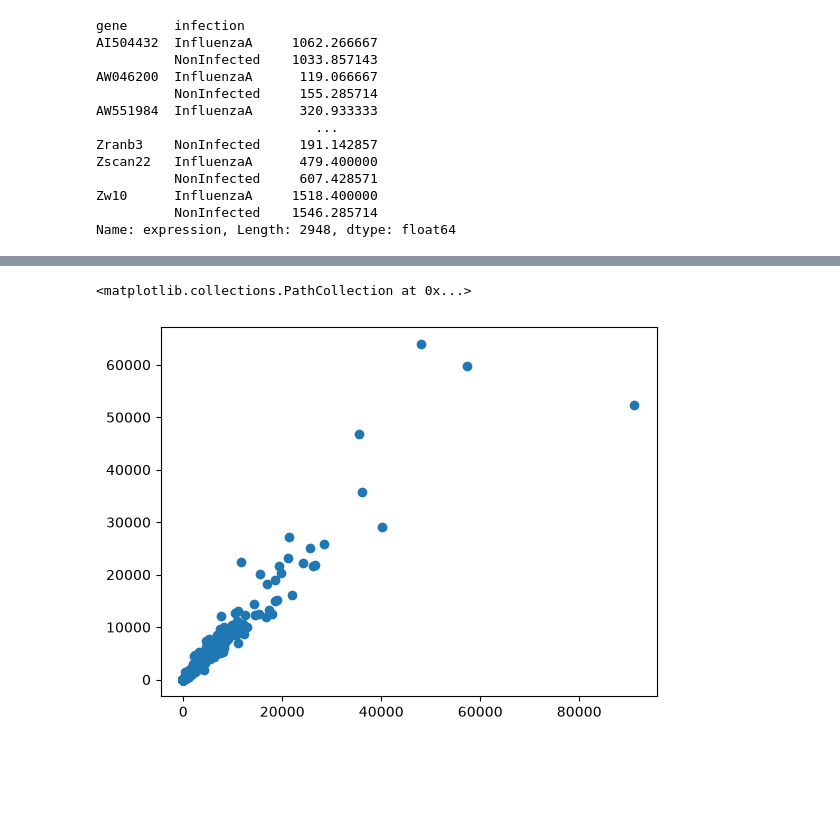
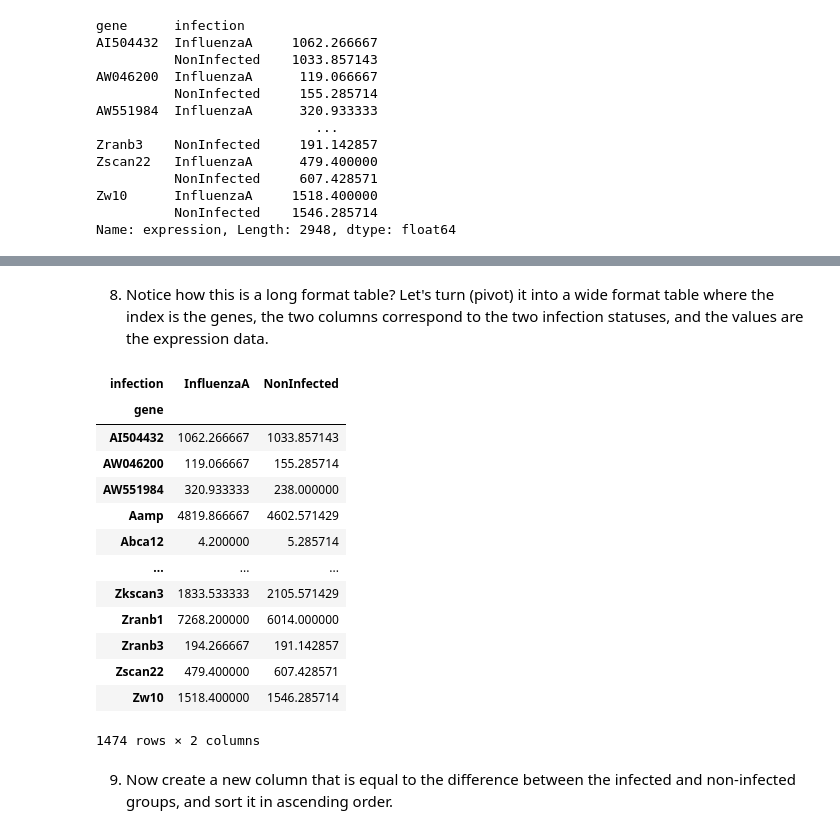
Before and after one commit to RalphEST/HMS-Systems-Immunology-Fall-2026, a Jupyter notebook: session_2/python_bootcamp_2.ipynb, the cells around one changed output, grey strips where cells are left out. Drawn from its saved outputs; the diff is of its cells as text; code cells hidden in the pictures; blank space fills up the shorter version.

```diff
--- a/session2/python_bootcamp_2.ipynb
+++ b/session_2/python_bootcamp_2.ipynb
@@ -2060,5 +2135,22 @@ plt.hist(diff['diff'], bins = 30);
-# %%
-plt.scatter(diff['NonInfected'], diff['InfluenzaA'])
-# %% [output]
-<matplotlib.collections.PathCollection at 0x...>
-[figure, removed]
+# %% [markdown]
+8. Notice how this is a long format table? Let's turn (pivot) it into a wide format table where the index is the genes, the two columns correspond to the two infection statuses, and the values are the expression data.
+# %%
+diff = diff.reset_index().pivot(index = 'gene', columns = 'infection', values = 'expression')
+diff
+# %% [output]
+| infection | InfluenzaA | NonInfected |
+| gene |  |  |
+| AI504432 | 1062.266667 | 1033.857143 |
+| AW046200 | 119.066667 | 155.285714 |
+| AW551984 | 320.933333 | 238.000000 |
+| Aamp | 4819.866667 | 4602.571429 |
+| Abca12 | 4.200000 | 5.285714 |
+| ... | ... | ... |
+| Zkscan3 | 1833.533333 | 2105.571429 |
+| Zranb1 | 7268.200000 | 6014.000000 |
+| Zranb3 | 194.266667 | 191.142857 |
+| Zscan22 | 479.400000 | 607.428571 |
+| Zw10 | 1518.400000 | 1546.285714 |
+1474 rows × 2 columns
+# %% [markdown]
+9. Now create a new column that is equal to the difference between the infected and non-infected groups, and sort it in ascending order.
```
Also changed, not shown: parts of 49 cells of this notebook, 24 other files.
